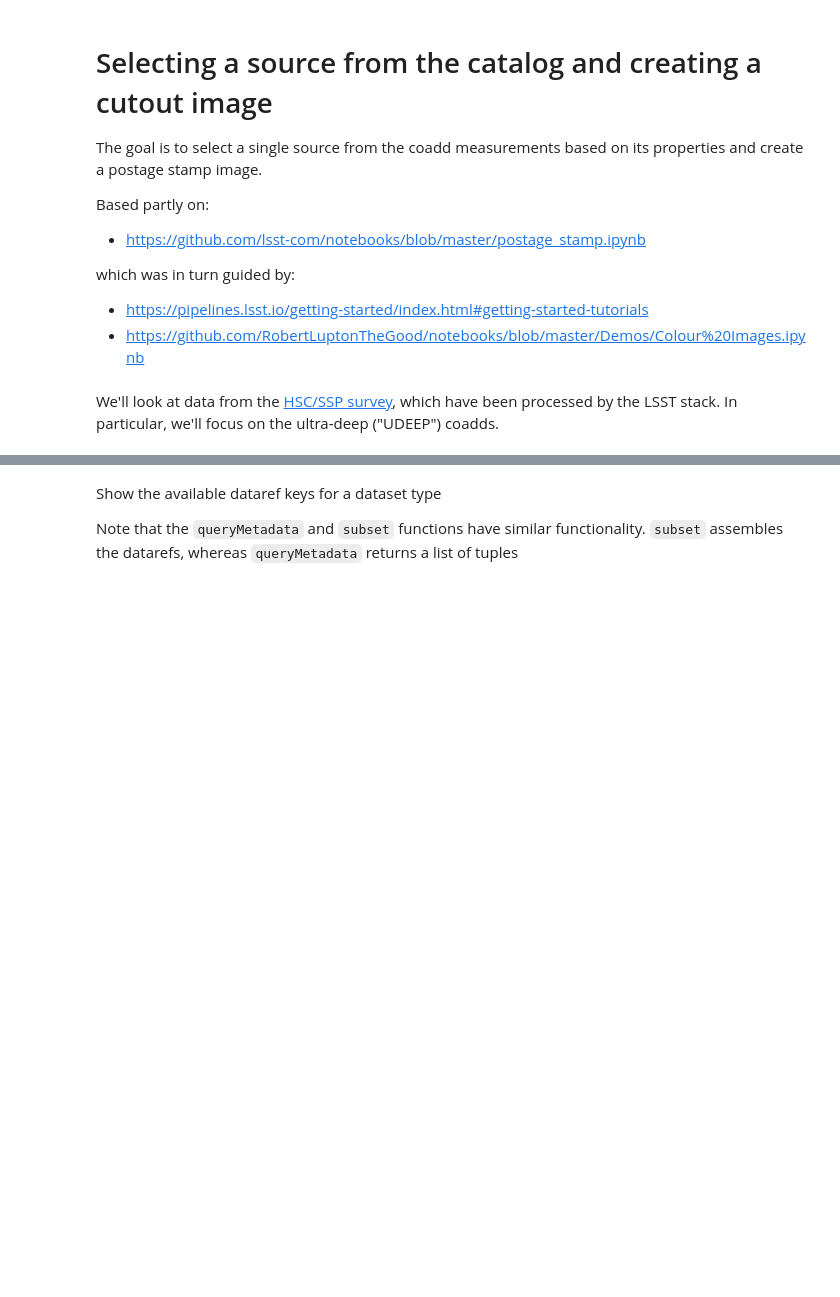
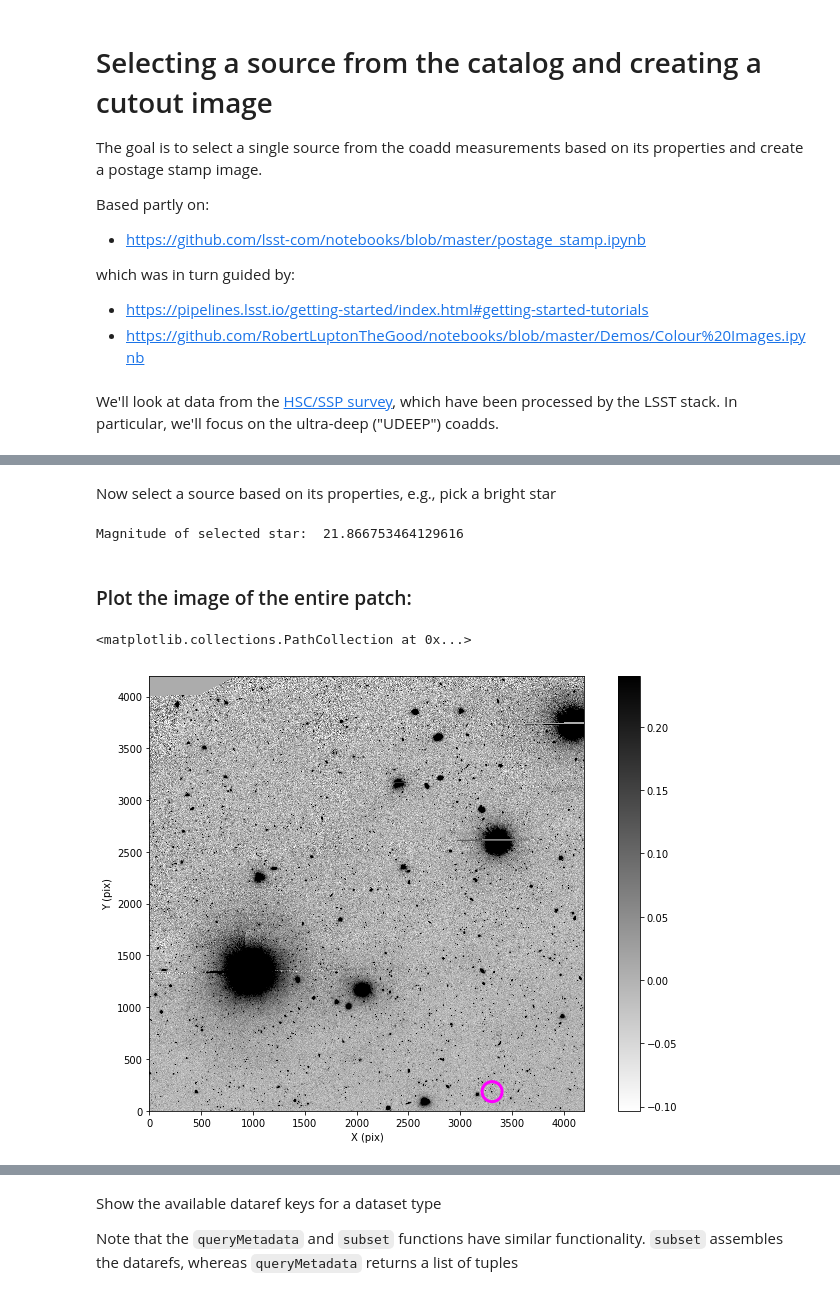
Before and after one commit to lsst-sqre/system-test, a Jupyter notebook: postage_stamp.ipynb, the cells around one changed output, grey strips where cells are left out. Drawn from its saved outputs; the diff is of its cells as text; code cells hidden in the pictures; blank space fills up the shorter version.

```diff
--- a/postage_stamp.ipynb
+++ b/postage_stamp.ipynb
@@ -43,0 +108,48 @@ deep_coadd = butler.get('deepCoadd_forced_src', dataId=dataid)
+# %% [markdown]
+Now select a source based on its properties, e.g., pick a bright star
+# %%
+# Pick a bright star candidate
+#mask = ~np.isfinite(psf_mag) | (my_src['base_ClassificationExtendedness_value'] == 1)
+#index = np.argmin(np.ma.masked_array(psf_mag, mask))
+
+# Pick a bright star that was used to fit the PSF:
+selection = my_src_ref['calib_psfUsed'] & np.isfinite(psf_mag) # Also require the PSF mag to not be NaN
+
+# Pick one of the PSF stars at random:
+sel_ind = np.where(selection)
+ind0 = random.choice(np.arange(np.size(sel_ind)))
+index = sel_ind[0][ind0]
+
+#index = np.argmin(np.ma.masked_array(psf_mag, selection)) # this selects the brightest of the PSF stars
+#index = np.argmin(np.ma.masked_array(psf_mag, ~selection))
+
+print('Magnitude of selected star: ',psf_mag[index])
+#print(index)
+
+ra_target, dec_target = my_src['coord_ra'][index], my_src['coord_dec'][index] # Radians
+#print(dir(afwCoord))
+#print(dir(afwGeom))
+#print(help(afwGeom.Point2D))
+#coord = afwCoord.Coord(ra_target * afwGeom.degrees, dec_target * afwGeom.degrees)
+#coord = afwGeom.Point2D(ra_target * afwGeom.degrees, dec_target * afwGeom.degrees)
+radec = afwGeom.SpherePoint(ra_target, dec_target, afwGeom.radians) # Is this really the preferred way to do this?
+
+#xy = afwGeom.PointI(my_wcs.skyToPixel(radec)) # This converts to integer
+#xy = afwGeom.Point2D(my_wcs.skyToPixel(radec))
+#xy = my_wcs.skyToPixel(radec)
+#print('sdss', my_src['base_SdssCentroid_x'][index], my_src['base_SdssCentroid_y'][index])
+#print('naive', my_src['base_NaiveCentroid_x'][index], my_src['base_NaiveCentroid_y'][index])
+#print('gauss', my_src['base_GaussianCentroid_x'][index], my_src['base_GaussianCentroid_y'][index])
+#print('radec', xy.getX(), xy.getY())
+#print(xy)
+#dir(my_wcs)
+#xy = my_wcs.skyToPixel(radec)
+
+#print(ra_target, dec_target)
+#print(my_wcs.skyToPixel(radec).getX())
+#print(my_src.getX()[index])
+
+## Equivalence check
+#assert my_src.getX()[index] == my_src['base_SdssCentroid_x'][index]
+# %% [output]
+Magnitude of selected star:  21.866753464129616
@@ -43,0 +176,19 @@ deep_coadd = butler.get('deepCoadd_forced_src', dataId=dataid)
+# %% [markdown]
+### Plot the image of the entire patch:
+# %%
+vmin, vmax = zscale.get_limits(image.image.array)
+# Get the dimensions of the image so we can set plot limits
+imsize = image.getDimensions()
+plt.imshow(image.image.array, vmin=vmin, vmax=vmax, cmap='binary')
+# Set the plot range to the dimensions:
+plt.xlim(0,imsize[0])
+plt.ylim(0,imsize[1])
+plt.colorbar()
+plt.xlabel('X (pix)')
+plt.ylabel('Y (pix)')
+#dir(xy)
+plt.scatter(xy.getX()-xy0.getX(), xy.getY()-xy0.getY(), color='none', edgecolor='magenta', s=400, linewidth=3)
+#my_calexp.image.array
+# %% [output]
+<matplotlib.collections.PathCollection at 0x...>
+[figure, added]
```
Also changed, not shown: parts of 36 cells of this notebook.
